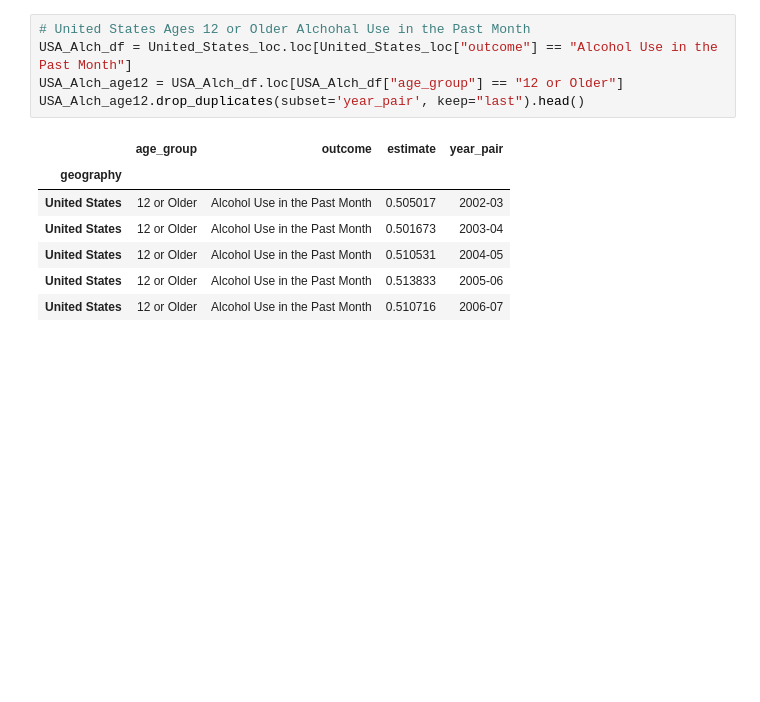
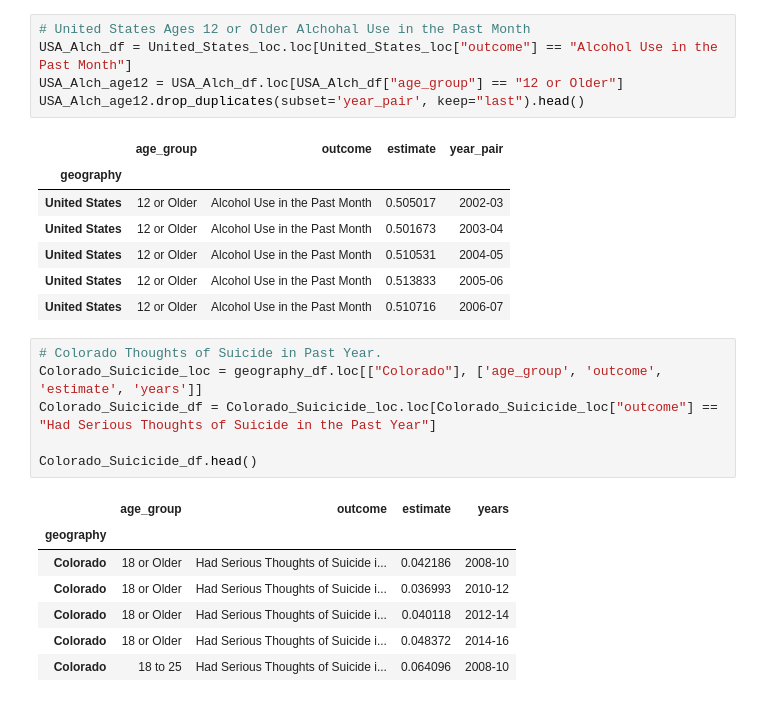
Before and after one commit to zdsteele/Project_1, a Jupyter notebook: Drug_Data_Years_Zach/Concatenated_df.ipynb, the cells around one changed output. Drawn from its saved outputs; the diff is of its cells as text; blank space fills up the shorter version.

```diff
--- a/Drug_Data_Years_Zach/Concatenated_df.ipynb
+++ b/Drug_Data_Years_Zach/Concatenated_df.ipynb
@@ -168,3 +181,17 @@ USA_Alch_age12.drop_duplicates(subset='year_pair', keep="last").head()
 | United States | 12 or Older | Alcohol Use in the Past Month | 0.510531 | 2004-05 |
 | United States | 12 or Older | Alcohol Use in the Past Month | 0.513833 | 2005-06 |
 | United States | 12 or Older | Alcohol Use in the Past Month | 0.510716 | 2006-07 |
+# %%
+# Colorado Thoughts of Suicide in Past Year.
+Colorado_Suicicide_loc = geography_df.loc[["Colorado"], ['age_group', 'outcome', 'estimate', 'years']]
+Colorado_Suicicide_df = Colorado_Suicicide_loc.loc[Colorado_Suicicide_loc["outcome"] == "Had Serious Thoughts of Suicide in the Past Year"]
+
+Colorado_Suicicide_df.head()
+# %% [output]
+|  | age_group | outcome | estimate | years |
+| geography |  |  |  |  |
+| Colorado | 18 or Older | Had Serious Thoughts of Suicide i... | 0.042186 | 2008-10 |
+| Colorado | 18 or Older | Had Serious Thoughts of Suicide i... | 0.036993 | 2010-12 |
+| Colorado | 18 or Older | Had Serious Thoughts of Suicide i... | 0.040118 | 2012-14 |
+| Colorado | 18 or Older | Had Serious Thoughts of Suicide i... | 0.048372 | 2014-16 |
+| Colorado | 18 to 25 | Had Serious Thoughts of Suicide i... | 0.064096 | 2008-10 |
```
Also changed, not shown: parts of 5 cells of this notebook, 1 other file.
